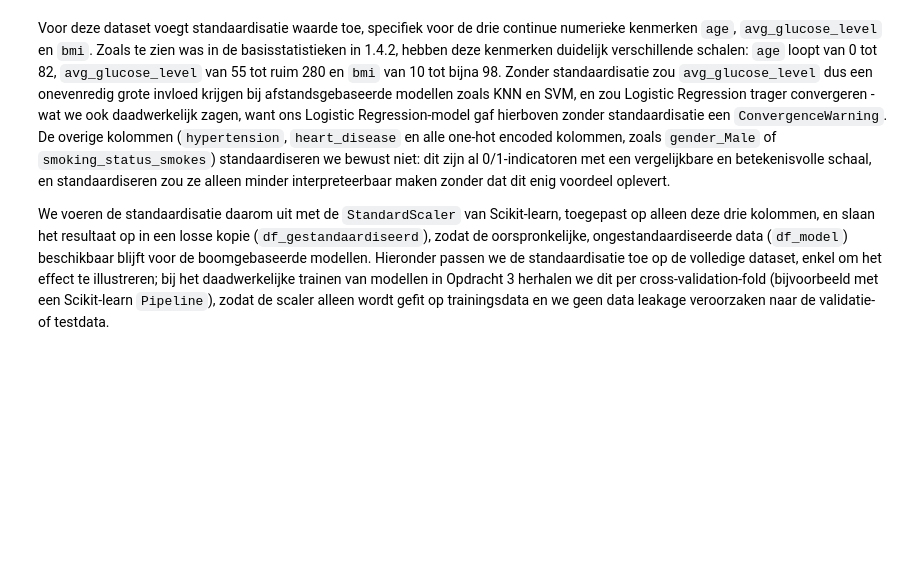
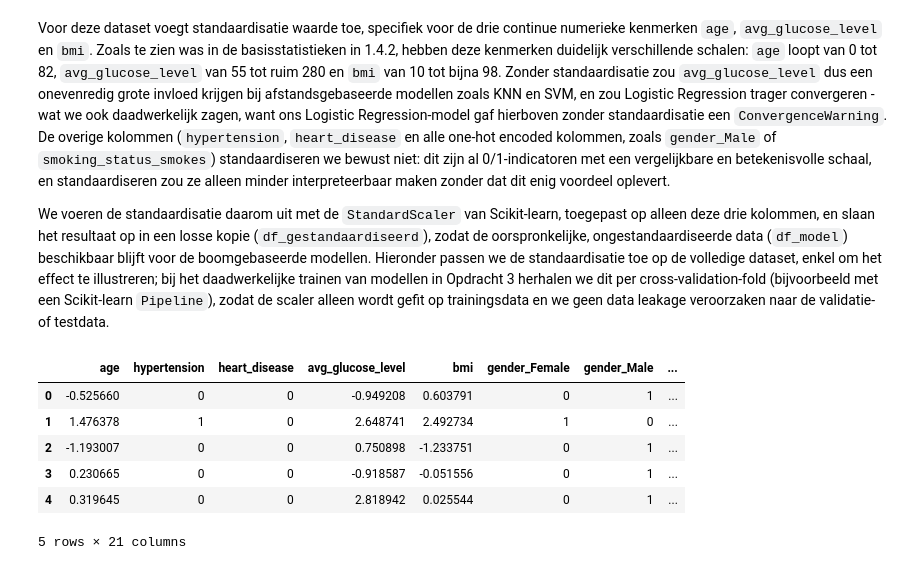
Before and after one commit to AlishaSR2k5/Machine-Learning-Portfolio-1, a Jupyter notebook: portfolio_opdracht_stroke.ipynb, the cells around one changed output. Saved outputs shown, nothing was run; the diff lists cells and outputs as text; code cells hidden in the pictures; blank space fills up the shorter version.

```diff
--- a/portfolio_opdracht_stroke.ipynb
+++ b/portfolio_opdracht_stroke.ipynb
@@ -380,3 +387,32 @@ Standaardisatie is met name gewenst bij algoritmes die gevoelig zijn voor de sch
 Voor deze dataset voegt standaardisatie waarde toe, specifiek voor de drie continue numerieke kenmerken `age`, `avg_glucose_level` en `bmi`. Zoals te zien was in de basisstatistieken in 1.4.2, hebben deze kenmerken duidelijk verschillende schalen: `age` loopt van 0 tot 82, `avg_glucose_level` van 55 tot ruim 280 en `bmi` van 10 tot bijna 98. Zonder standaardisatie zou `avg_glucose_level` dus een onevenredig grote invloed krijgen bij afstandsgebaseerde modellen zoals KNN en SVM, en zou Logistic Regression trager convergeren - wat we ook daadwerkelijk zagen, want ons Logistic Regression-model gaf hierboven zonder standaardisatie een `ConvergenceWarning`. De overige kolommen (`hypertension`, `heart_disease` en alle one-hot encoded kolommen, zoals `gender_Male` of `smoking_status_smokes`) standaardiseren we bewust niet: dit zijn al 0/1-indicatoren met een vergelijkbare en betekenisvolle schaal, en standaardiseren zou ze alleen minder interpreteerbaar maken zonder dat dit enig voordeel oplevert.
 
 We voeren de standaardisatie daarom uit met de `StandardScaler` van Scikit-learn, toegepast op alleen deze drie kolommen, en slaan het resultaat op in een losse kopie (`df_gestandaardiseerd`), zodat de oorspronkelijke, ongestandaardiseerde data (`df_model`) beschikbaar blijft voor de boomgebaseerde modellen. Hieronder passen we de standaardisatie toe op de volledige dataset, enkel om het effect te illustreren; bij het daadwerkelijke trainen van modellen in Opdracht 3 herhalen we dit per cross-validation-fold (bijvoorbeeld met een Scikit-learn `Pipeline`), zodat de scaler alleen wordt gefit op trainingsdata en we geen data leakage veroorzaken naar de validatie- of testdata.
+# %%
+# kopie van de opgeschoonde dataset
+df_gestandaardiseerd = df_model.copy()
+
+# Kolommen die we gaan standaardiseren
+kolommen_standaardiseren = [
+    "age",
+    "avg_glucose_level",
+    "bmi"
+]
+
+# StandardScaler aanmaken
+scaler = StandardScaler()
+
+# Alleen de drie continue variabelen standaardiseren
+df_gestandaardiseerd[kolommen_standaardiseren] = scaler.fit_transform(
+    df_gestandaardiseerd[kolommen_standaardiseren]
+)
+
+
+df_gestandaardiseerd.head()
+# %% [output]
+|  | age | hypertension | heart_disease | avg_glucose_level | bmi | gender_Female | gender_Male | ... |
+| 0 | -0.525660 | 0 | 0 | -0.949208 | 0.603791 | 0 | 1 | ... |
+| 1 | 1.476378 | 1 | 0 | 2.648741 | 2.492734 | 1 | 0 | ... |
+| 2 | -1.193007 | 0 | 0 | 0.750898 | -1.233751 | 0 | 1 | ... |
+| 3 | 0.230665 | 0 | 0 | -0.918587 | -0.051556 | 0 | 1 | ... |
+| 4 | 0.319645 | 0 | 0 | 2.818942 | 0.025544 | 0 | 1 | ... |
+5 rows × 21 columns
```
Also changed, not shown: parts of 7 cells of this notebook.
